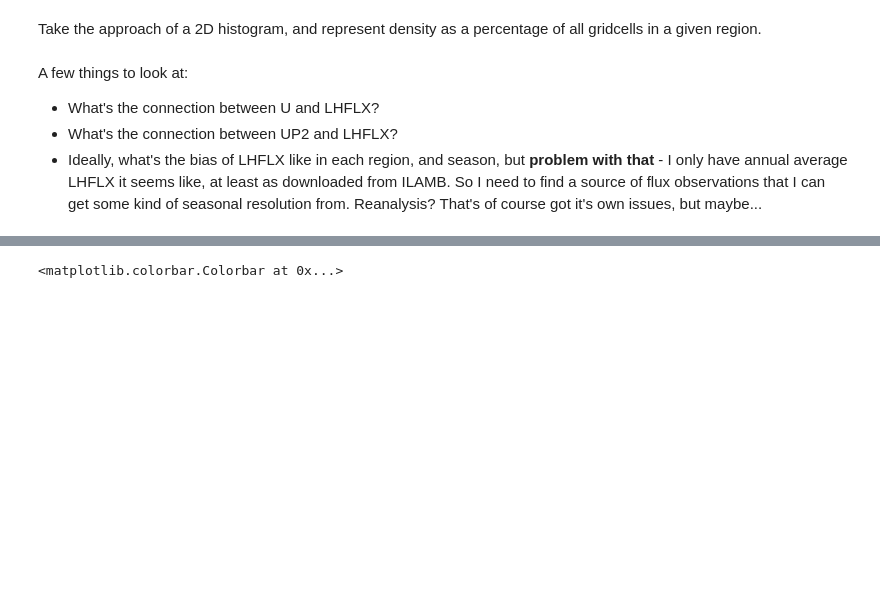
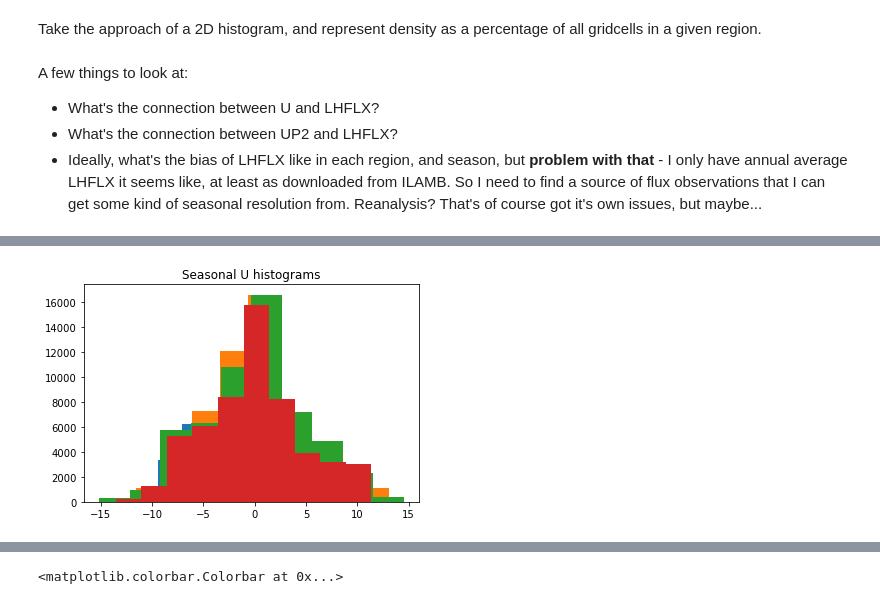
Before and after one commit to megandevlan/CLUBB_statistics, a Jupyter notebook: Regional_CLUBBwithFluxes.ipynb, the cells around one changed output, grey strips where cells are left out. Saved outputs shown, nothing was run; the diff lists cells and outputs as text; code cells hidden in the pictures; blank space fills up the shorter version.

```diff
--- a/Regional_CLUBBwithFluxes.ipynb
+++ b/Regional_CLUBBwithFluxes.ipynb
@@ -163,0 +173,9 @@ RegMask = regionmask.defined_regions.srex.mask_3D(lon, lat)
+# %%
+plt.hist(U_DJF.reshape([len(lat)*len(lon),1]))
+plt.hist(U_MAM.reshape([len(lat)*len(lon),1]))
+plt.hist(U_JJA.reshape([len(lat)*len(lon),1]))
+plt.hist(U_SON.reshape([len(lat)*len(lon),1]))
+plt.title('Seasonal U histograms')
+plt.show()
+# %% [output]
+[figure, added]
```
Also changed, not shown: parts of 10 cells of this notebook.
